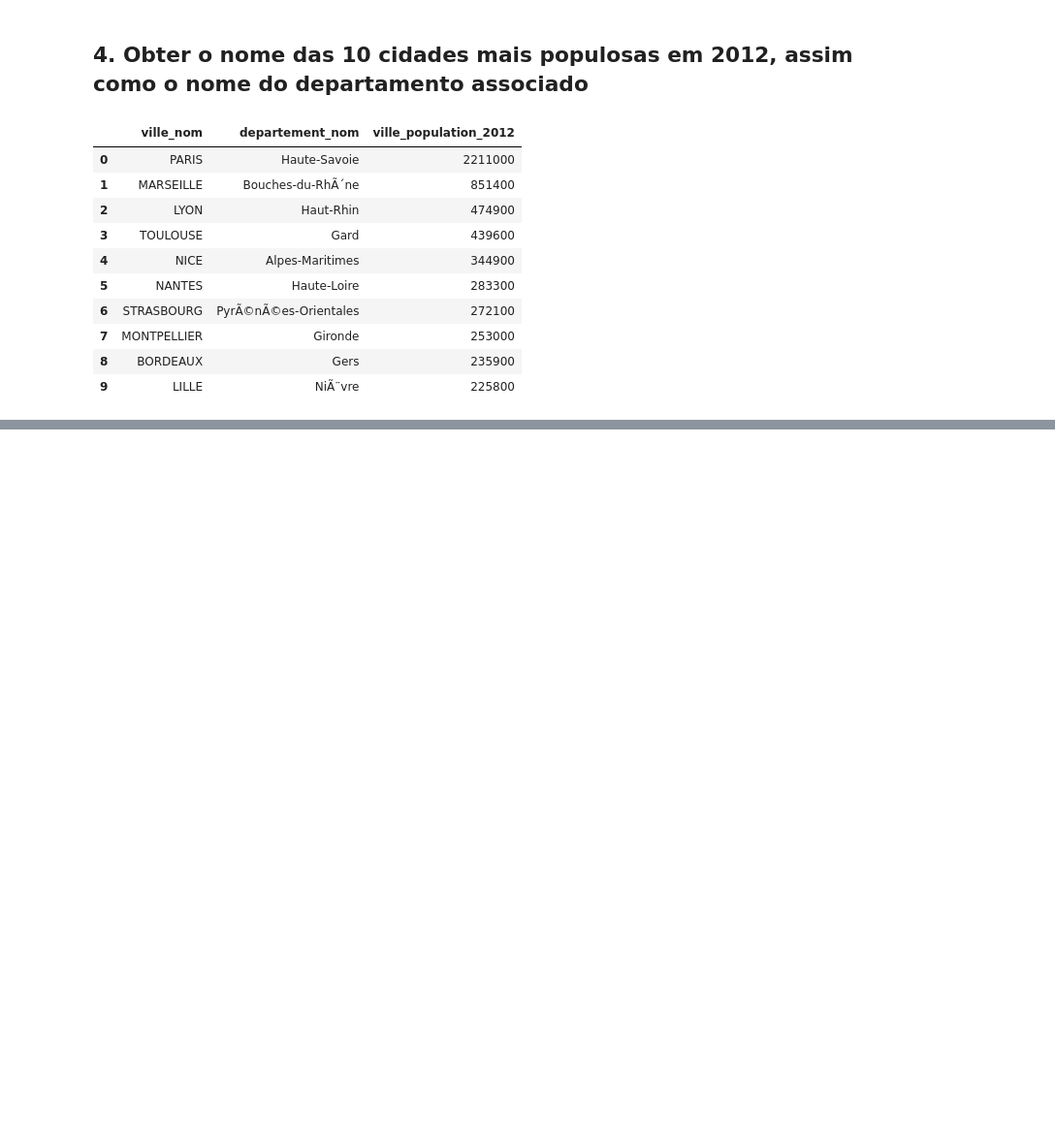
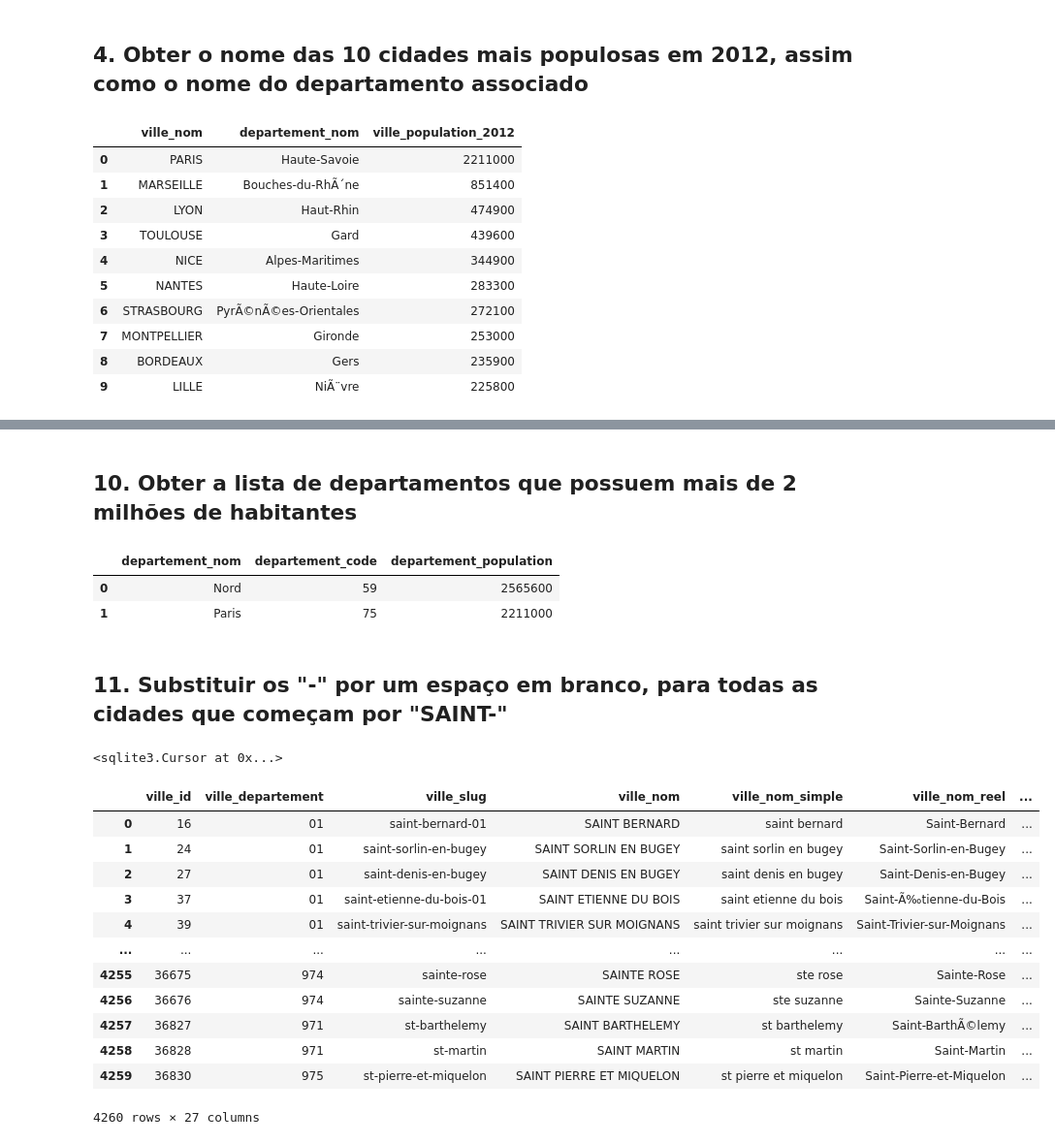
Before and after one commit to pypas/estudos-mp, a Jupyter notebook: SQL/sql.ipynb, the cells around one changed output, grey strips where cells are left out. Shown at 97% size. Saved outputs shown, nothing was run; the diff lists cells and outputs as text; code cells hidden in the pictures; blank space fills up the shorter version.

```diff
--- a/SQL/sql.ipynb
+++ b/SQL/sql.ipynb
@@ -140,0 +257,42 @@ pd.read_sql_query(query,conn)
+# %% [markdown]
+## 10. Obter a lista de departamentos que possuem mais de 2 milhões de habitantes
+# %%
+query = '''SELECT departement_nom, departement_code, SUM(ville_population_2012) AS departement_population
+        FROM departement
+        JOIN villes_france_free
+        ON departement.departement_code = villes_france_free.ville_departement
+        GROUP BY departement_code
+        HAVING departement_population > 2000000'''
+pd.read_sql_query(query,conn)
+# %% [output]
+|  | departement_nom | departement_code | departement_population |
+| 0 | Nord | 59 | 2565600 |
+| 1 | Paris | 75 | 2211000 |
+# %% [markdown]
+## 11. Substituir os "-" por um espaço em branco, para todas as cidades que começam por "SAINT-"
+# %%
+query = '''UPDATE villes_france_free
+        SET ville_nom = REPLACE(ville_nom, '-', ' ')
+        WHERE ville_nom LIKE "SAINT%"'''
+cursor.execute(query)
+# %% [output]
+<sqlite3.Cursor at 0x...>
+# %%
+query = '''SELECT *
+        FROM villes_france_free
+        WHERE ville_nom LIKE "SAINT%"'''
+pd.read_sql_query(query,conn)
+# %% [output]
+|  | ville_id | ville_departement | ville_slug | ville_nom | ville_nom_simple | ville_nom_reel | ... |
+| 0 | 16 | 01 | saint-bernard-01 | SAINT BERNARD | saint bernard | Saint-Bernard | ... |
+| 1 | 24 | 01 | saint-sorlin-en-bugey | SAINT SORLIN EN BUGEY | saint sorlin en bugey | Saint-Sorlin-en-Bugey | ... |
+| 2 | 27 | 01 | saint-denis-en-bugey | SAINT DENIS EN BUGEY | saint denis en bugey | Saint-Denis-en-Bugey | ... |
+| 3 | 37 | 01 | saint-etienne-du-bois-01 | SAINT ETIENNE DU BOIS | saint etienne du bois | Saint-Ã‰tienne-du-Bois | ... |
+| 4 | 39 | 01 | saint-trivier-sur-moignans | SAINT TRIVIER SUR MOIGNANS | saint trivier sur moignans | Saint-Trivier-sur-Moignans | ... |
+| ... | ... | ... | ... | ... | ... | ... | ... |
+| 4255 | 36675 | 974 | sainte-rose | SAINTE ROSE | ste rose | Sainte-Rose | ... |
+| 4256 | 36676 | 974 | sainte-suzanne | SAINTE SUZANNE | ste suzanne | Sainte-Suzanne | ... |
+| 4257 | 36827 | 971 | st-barthelemy | SAINT BARTHELEMY | st barthelemy | Saint-BarthÃ©lemy | ... |
+| 4258 | 36828 | 971 | st-martin | SAINT MARTIN | st martin | Saint-Martin | ... |
+| 4259 | 36830 | 975 | st-pierre-et-miquelon | SAINT PIERRE ET MIQUELON | st pierre et miquelon | Saint-Pierre-et-Miquelon | ... |
+4260 rows × 27 columns
```
Also changed, not shown: parts of 18 cells of this notebook.
